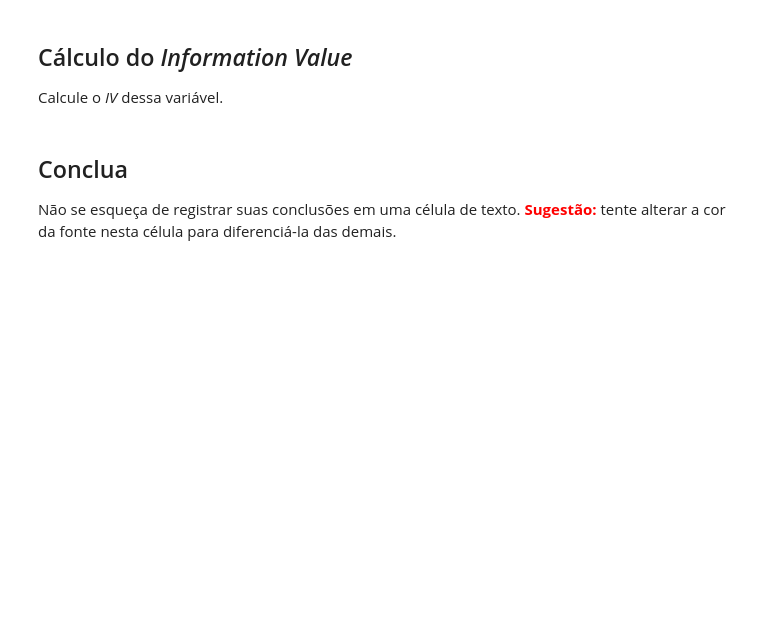
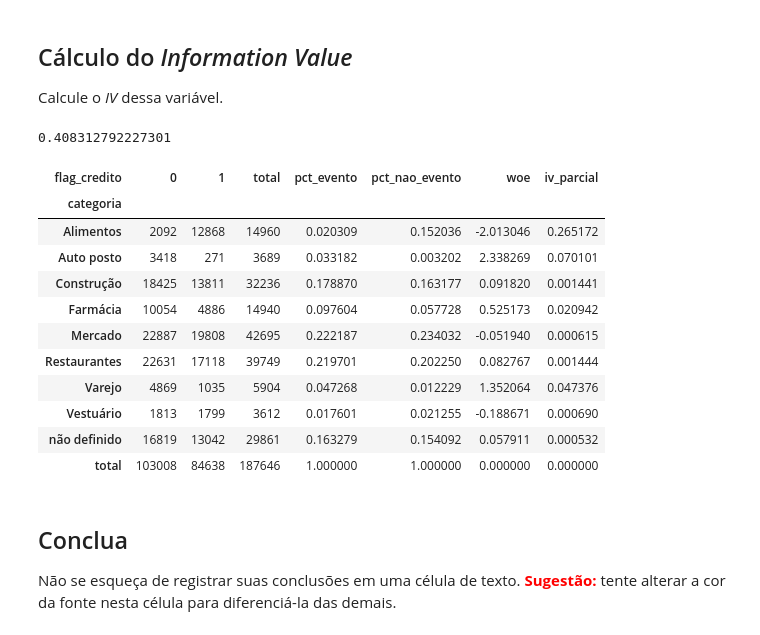
Before and after one commit to njuliacsouza/_projetosEBAC, a Jupyter notebook: Atividade_Curso-Ciencia_de_Dados/Atividade_Modulo_36/ProfCientistaDados m36_supportmaterial_exercise01.ipynb, the cells around one changed output. Cells and saved outputs as stored; diff of their text form; code cells hidden in the pictures; blank space fills up the shorter version.

```diff
--- a/Atividade_Curso-Ciencia_de_Dados/Atividade_Modulo_36/ProfCientistaDados m36_supportmaterial_exercise01.ipynb
+++ b/Atividade_Curso-Ciencia_de_Dados/Atividade_Modulo_36/ProfCientistaDados m36_supportmaterial_exercise01.ipynb
@@ -81,6 +114,34 @@ tab
 ## Cálculo do *Information Value*
 
 Calcule o *IV* dessa variável.
+# %%
+rótulo_nao_evento = tab.columns[0]
+tab = pd.crosstab(df.categoria, df.flag_credito, margins=True, margins_name='total')
+
+rótulo_evento = tab.columns[0]
+rótulo_nao_evento = tab.columns[1]
+
+tab['pct_evento'] = tab[rótulo_evento]/tab.loc['total',rótulo_evento]
+tab['pct_nao_evento'] = tab[rótulo_nao_evento]/tab.loc['total',rótulo_nao_evento]
+tab['woe'] = np.log(tab.pct_evento/tab.pct_nao_evento)
+
+tab['iv_parcial'] = (tab.pct_evento - tab.pct_nao_evento)*tab.woe
+print(tab.iv_parcial.sum())
+tab
+# %% [output]
+0.408312792227301
+| flag_credito | 0 | 1 | total | pct_evento | pct_nao_evento | woe | iv_parcial |
+| categoria |  |  |  |  |  |  |  |
+| Alimentos | 2092 | 12868 | 14960 | 0.020309 | 0.152036 | -2.013046 | 0.265172 |
+| Auto posto | 3418 | 271 | 3689 | 0.033182 | 0.003202 | 2.338269 | 0.070101 |
+| Construção | 18425 | 13811 | 32236 | 0.178870 | 0.163177 | 0.091820 | 0.001441 |
+| Farmácia | 10054 | 4886 | 14940 | 0.097604 | 0.057728 | 0.525173 | 0.020942 |
+| Mercado | 22887 | 19808 | 42695 | 0.222187 | 0.234032 | -0.051940 | 0.000615 |
+| Restaurantes | 22631 | 17118 | 39749 | 0.219701 | 0.202250 | 0.082767 | 0.001444 |
+| Varejo | 4869 | 1035 | 5904 | 0.047268 | 0.012229 | 1.352064 | 0.047376 |
+| Vestuário | 1813 | 1799 | 3612 | 0.017601 | 0.021255 | -0.188671 | 0.000690 |
+| não definido | 16819 | 13042 | 29861 | 0.163279 | 0.154092 | 0.057911 | 0.000532 |
+| total | 103008 | 84638 | 187646 | 1.000000 | 1.000000 | 0.000000 | 0.000000 |
 # %% [markdown]
 ## Conclua
 
```
Also changed, not shown: parts of 4 cells of this notebook.
